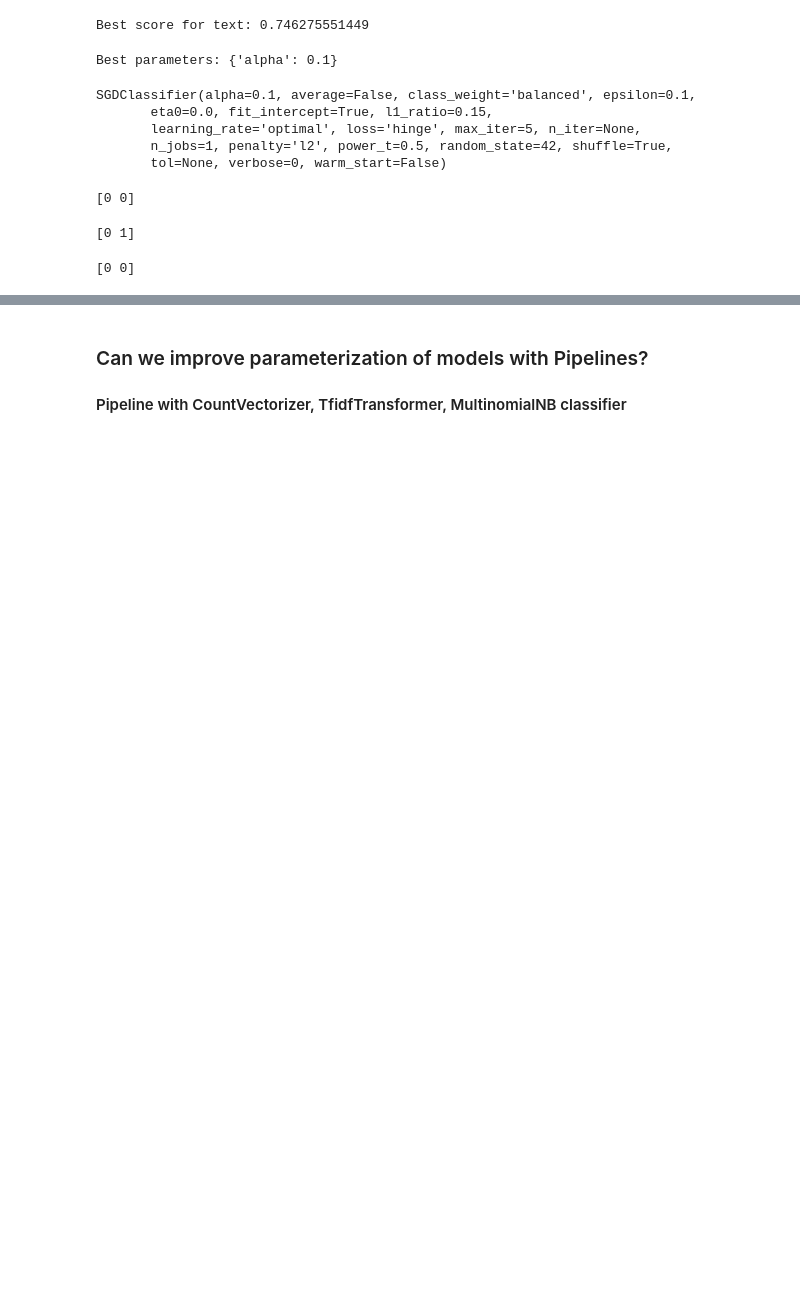
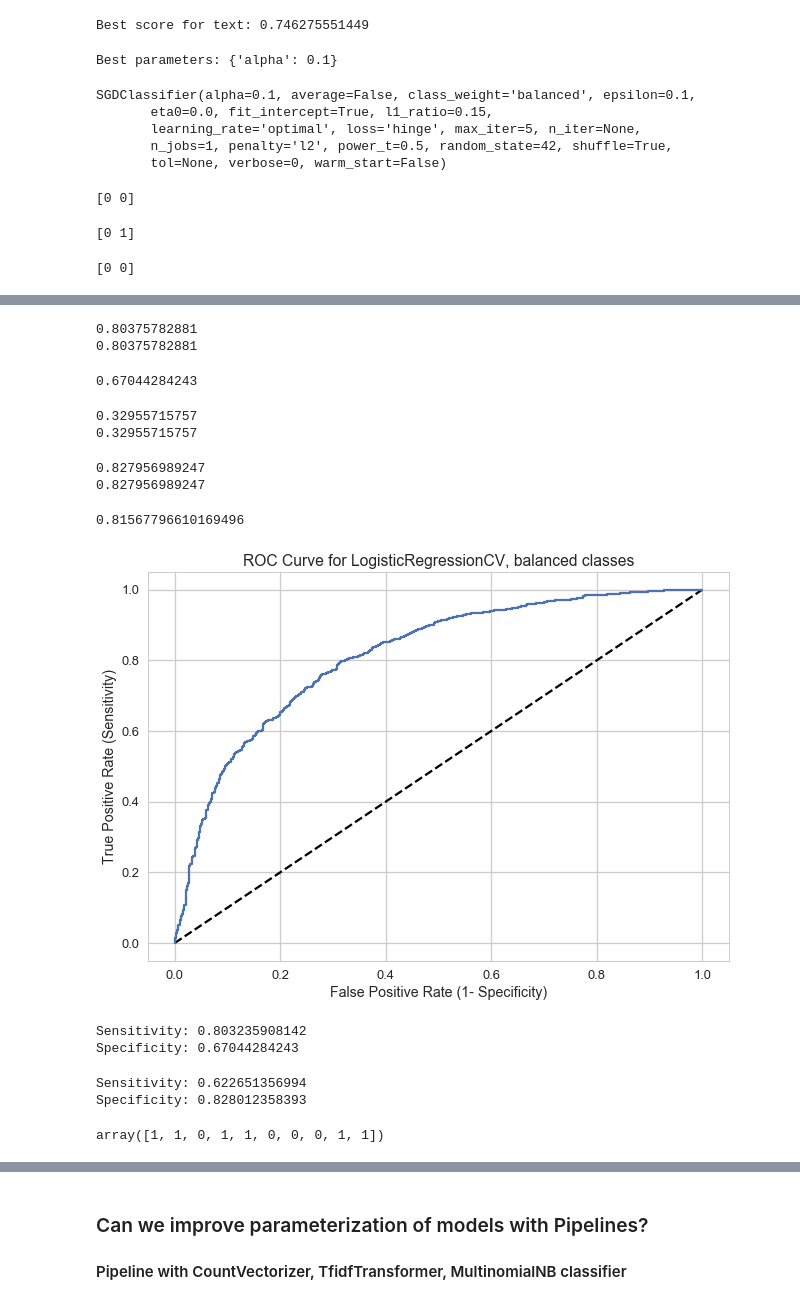
Before and after one commit to PassMoreHeat/springboard, a Jupyter notebook: Capstone_1/Machine_Learning_Amazon_Reviews_Working_Code.ipynb, the cells around one changed output, grey strips where cells are left out. Cells and saved outputs as stored; diff of their text form; code cells hidden in the pictures; blank space fills up the shorter version.

```diff
--- a/Capstone_1/Machine_Learning_Amazon_Reviews_Working_Code.ipynb
+++ b/Capstone_1/Machine_Learning_Amazon_Reviews_Working_Code.ipynb
@@ -870,0 +1033,55 @@ print(clf_svm.predict(tfidf.transform(['This book is bad. Avoid reading it',
+# %%
+# calculate sensitivity: when the actual value is positive, how often is the prediction correct?
+# AKA 'true positive rate', we want to maximize sensitivity
+sensitivity = TP / float(FN + TP)
+
+print(sensitivity)
+print(metrics.recall_score(y_test, predicted_logreg_clf))
+# %% [output]
+0.80375782881
+0.80375782881
+# %%
+# calculate specificity: when the actual value is negative, how often is the prediciton correct?
+# how 'specific' or 'selective' is the classifier at predicting positive instances? (Want to maximize)
+specificity = TN / (TN + FP)
+
+print(specificity)
+# %% [output]
+0.67044284243
+# %%
+# calculate false positive rate (when actual value is 'low' how often is prediction correct?)
+false_positive_rate = FP / float(TN + FP)
+
+print(false_positive_rate)
+print(1 - specificity)
+# %% [output]
+0.32955715757
+0.32955715757
+# %%
+# calculate precision: when 'high' rating is predicted, how often is the prediction correct?
+precision = TP / float(TP + FP)
+
+print(precision)
+print(metrics.precision_score(y_test, predicted_logreg_clf))
+# %% [output]
+0.827956989247
+0.827956989247
+# %%
+# focus on F1 Score (it uses both FP & FN)
+metrics.f1_score(y_test, predicted_logreg_clf)
+# %% [output]
+0.81567796610169496
+# %%
+# Revist the ROC curve for the best classifier
+# Generate ROC curve values: fpr, tpr, thresholds
+fpr, tpr, thresholds = roc_curve(y_test, y_pred_prob_logreg_clf)
+
+# Plot ROC curve
+plt.plot([0, 1], [0, 1], 'k--')
+plt.plot(fpr, tpr)
+plt.xlabel('False Positive Rate (1- Specificity)')
+plt.ylabel('True Positive Rate (Sensitivity)')
+plt.title('ROC Curve for LogisticRegressionCV, balanced classes')
+plt.show()
+# %% [output]
+[figure, added]
@@ -870,0 +1093,18 @@ print(clf_svm.predict(tfidf.transform(['This book is bad. Avoid reading it',
+# %%
+# evaluate a threshold value. This is the current, default setting
+evaluate_threshold(0.5)
+# %% [output]
+Sensitivity: 0.803235908142
+Specificity: 0.67044284243
+# %%
+# evaluate a threshold value
+evaluate_threshold(0.65)
+# %% [output]
+Sensitivity: 0.622651356994
+Specificity: 0.828012358393
+# %%
+# print the first 10 predicted responses
+# 1D array (vector) of binary values (0, 1)
+logreg_clf.predict(X_test_tfidf)[0:10]
+# %% [output]
+array([1, 1, 0, 1, 1, 0, 0, 0, 1, 1])
```
Also changed, not shown: parts of 74 cells of this notebook.
